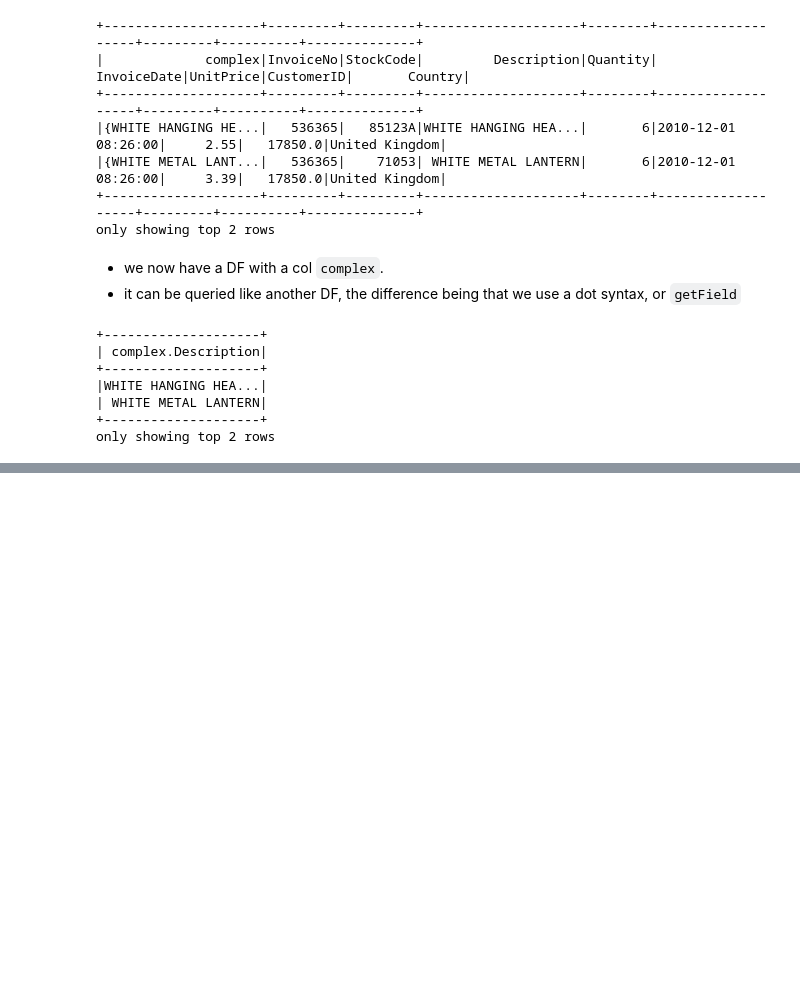
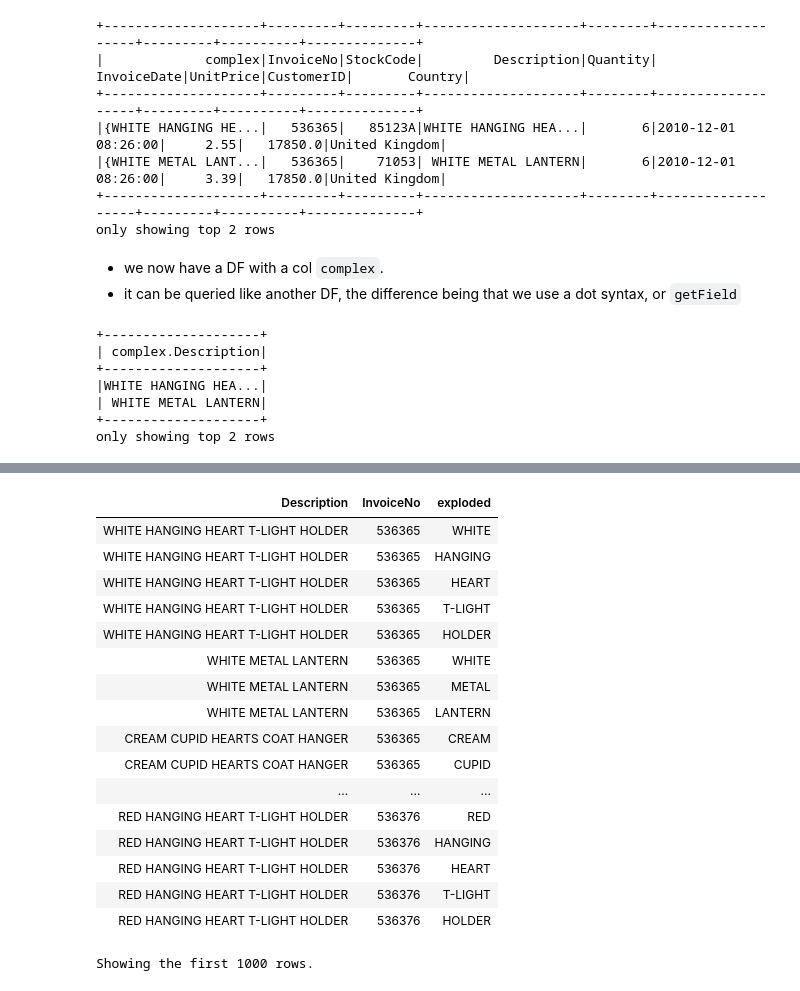
Before and after one commit to brianclements03/Databricks_Apache_Spark_Developer, a Jupyter notebook: Structured_APIs-Chapter_6_Working_with_Different_Types_of_Data.ipynb, the cells around one changed output, grey strips where cells are left out. Drawn from its saved outputs; the diff is of its cells as text; code cells hidden in the pictures; blank space fills up the shorter version.

```diff
--- a/Structured_APIs-Chapter_6_Working_with_Different_Types_of_Data.ipynb
+++ b/Structured_APIs-Chapter_6_Working_with_Different_Types_of_Data.ipynb
@@ -588,2 +667,26 @@ df.withColumn("splitted", split(col("Description"), " "))\
+# %%
+%sql
+SELECT Description, InvoiceNo, exploded
+FROM (SELECT *, split(Description, " ") as splitted FROM dfTable)
+LATERAL VIEW explode(splitted) as exploded
+# %% [output]
+| Description | InvoiceNo | exploded |
+| WHITE HANGING HEART T-LIGHT HOLDER | 536365 | WHITE |
+| WHITE HANGING HEART T-LIGHT HOLDER | 536365 | HANGING |
+| WHITE HANGING HEART T-LIGHT HOLDER | 536365 | HEART |
+| WHITE HANGING HEART T-LIGHT HOLDER | 536365 | T-LIGHT |
+| WHITE HANGING HEART T-LIGHT HOLDER | 536365 | HOLDER |
+| WHITE METAL LANTERN | 536365 | WHITE |
+| WHITE METAL LANTERN | 536365 | METAL |
+| WHITE METAL LANTERN | 536365 | LANTERN |
+| CREAM CUPID HEARTS COAT HANGER | 536365 | CREAM |
+| CREAM CUPID HEARTS COAT HANGER | 536365 | CUPID |
+| ... | ... | ... |
+| RED HANGING HEART T-LIGHT HOLDER | 536376 | RED |
+| RED HANGING HEART T-LIGHT HOLDER | 536376 | HANGING |
+| RED HANGING HEART T-LIGHT HOLDER | 536376 | HEART |
+| RED HANGING HEART T-LIGHT HOLDER | 536376 | T-LIGHT |
+| RED HANGING HEART T-LIGHT HOLDER | 536376 | HOLDER |
+Showing the first 1000 rows.
 # %%
 from pyspark.sql.functions import create_map
```
Also changed, not shown: parts of 19 cells of this notebook.
